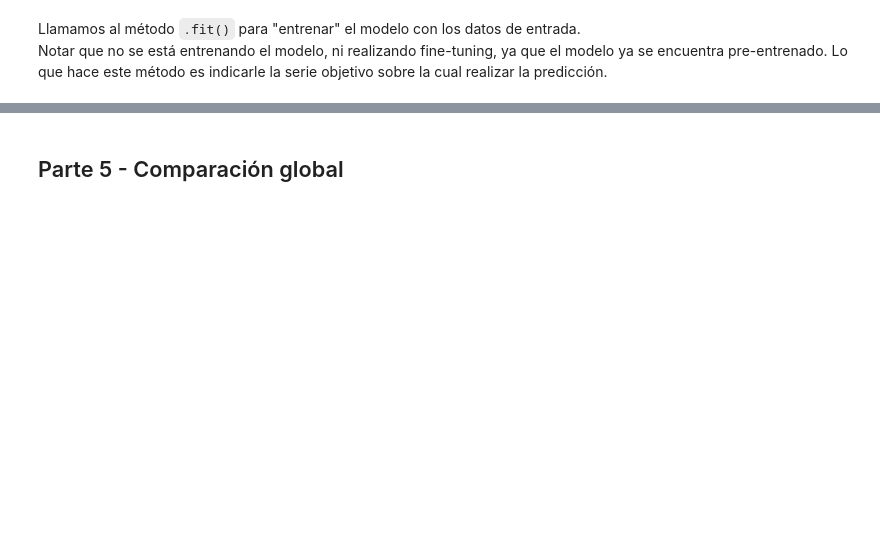
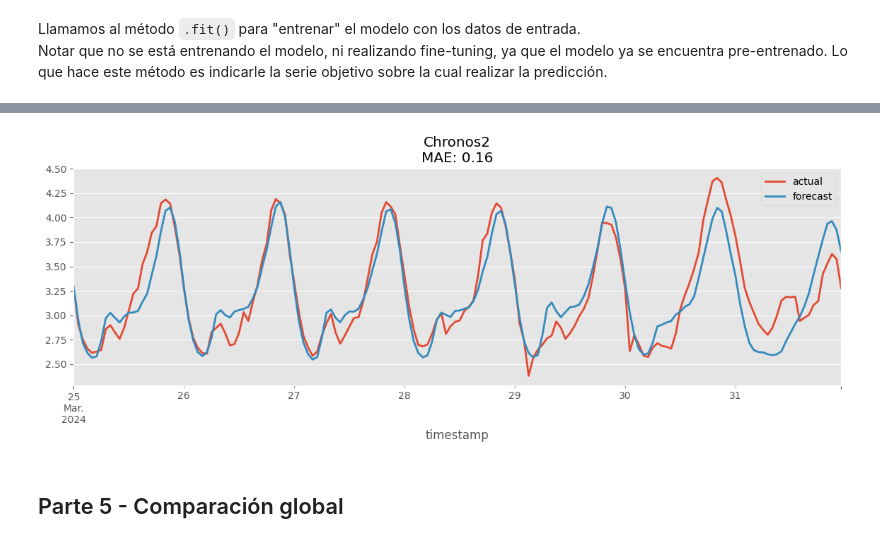
Before and after one commit to monicarle1974/curso_series_temporales, a Jupyter notebook: I_P6_foundation-models.ipynb, the cells around one changed output, grey strips where cells are left out. Cells and saved outputs as stored; diff of their text form; code cells hidden in the pictures; blank space fills up the shorter version.

```diff
--- a/I_P6_foundation-models.ipynb
+++ b/I_P6_foundation-models.ipynb
@@ -215,3 +270,10 @@ pred_chronos_1w = model_chronos.predict(
+# %%
+# Predicción_40
+pred_chronos_1w_40 = model_chronos.predict(
+    n=168,
+    series=train[-cant_horas_40:],
+    verbose=False,
+)
 # %%
 # Métricas
 metrics_chronos_1w = metricas(val.values(), pred_chronos_1w.values())
@@ -223,3 +307,9 @@ pred_chronos_1w.plot(label="forecast", title=f"Chronos2\nMAE: {mae(val, pred_chr
+# %%
+# Gráficas_40
+val.plot(label="actual")
+pred_chronos_1w_40.plot(label="forecast", title=f"Chronos2\nMAE: {mae(val, pred_chronos_1w_40):.2f}");
+# %% [output]
+[figure, added]
 # %% [markdown]
 ## Parte 5 - Comparación global
 # %%
```
Also changed, not shown: parts of 24 cells of this notebook, 1 other file.
